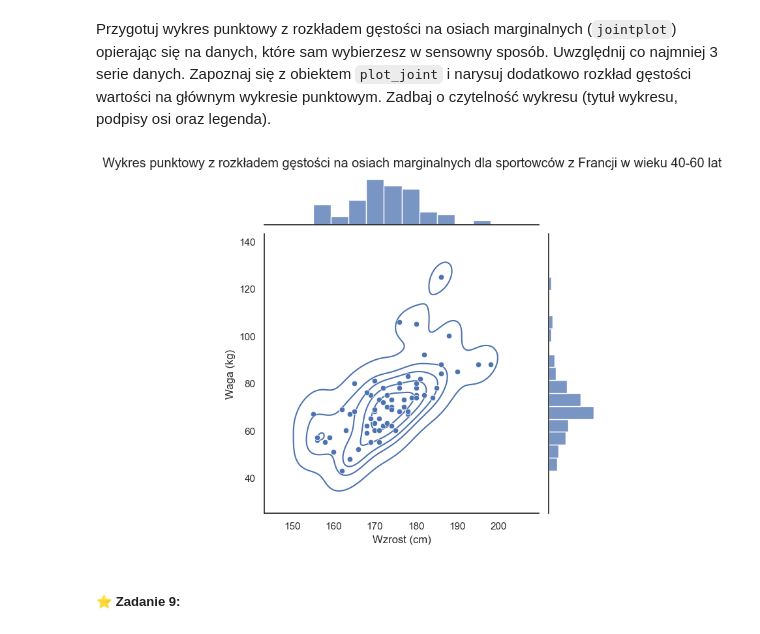
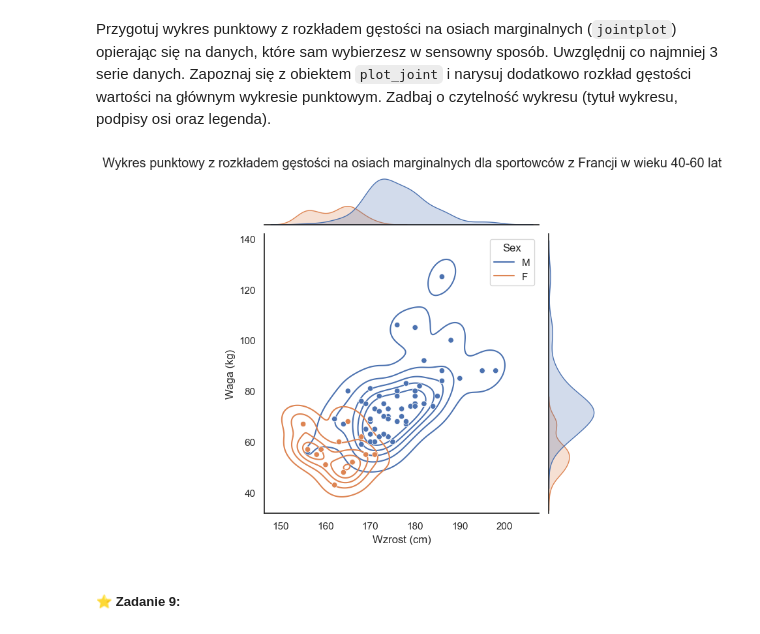
Before and after one commit to kambed/DataVisualization, a Jupyter notebook: seaborn.ipynb, the cells around one changed output. Saved outputs shown, nothing was run; the diff lists cells and outputs as text; code cells hidden in the pictures.

```diff
--- a/seaborn.ipynb
+++ b/seaborn.ipynb
@@ -191,24 +188,24 @@ Podstawowe typy wykresów dystrybucji mogą być dodatkowo rozszerzone o więcej
 Przygotuj wykres punktowy z rozkładem gęstości na osiach marginalnych (`jointplot`) opierając się na danych, które sam wybierzesz w sensowny sposób. Uwzględnij co najmniej 3 serie danych. Zapoznaj się z obiektem `plot_joint` i narysuj dodatkowo rozkład gęstości wartości na głównym wykresie punktowym. Zadbaj o czytelność wykresu (tytuł wykresu, podpisy osi oraz legenda).
 # %%
 df_subset = df.copy()
-df_france = df_subset[df_subset['Team'] == 'France'][['Age', 'Height', 'Weight']].dropna()
+df_france = df_subset[df_subset['Team'] == 'France'][['Age', 'Height', 'Weight', 'Sex']].dropna()
 df_france = df_france[(df_france['Age'] >= 40) & (df_france['Age'] <= 60)] # Ograniczenie do zawodników w wieku 40-60 lat
 
 sns.set(style="white", color_codes=True) # Ustawienie stylu wykresu
-g = sns.jointplot(x="Height", y="Weight", data=df_france, kind="scatter") # jointplot - wykres punktowy, kind - rodzaj wykresu (scatter - wykres punktowy)
+g = sns.jointplot(x="Height", y="Weight", hue='Sex',data=df_france, kind="scatter") # jointplot - wykres punktowy, kind - rodzaj wykresu (scatter - wykres punktowy)
 
 g.plot_joint(sns.kdeplot, zorder=0, levels=6) # plot_joint - wyświetlenie rozkładu gęstości wartości na głównym wykresie punktowym, zorder - ustawienie kolejności wyświetlania wykresów, levels - liczba poziomów konturów, kdeplot - wykres gęstości wartości
 
 # Ustawienie tytułu na samej górze
-plt.suptitle('Wykres punktowy z rozkładem gęstości na osiach marginalnych dla sportowców z Francji w wieku 40-60 lat', y=1.02)
+plt.suptitle('Wykres punktowy z rozkładem gęstości na osiach marginalnych dla sportowców z Francji z podziałem na płycie w wieku 40-60 lat', y=1.02)
 
 # Ustawienie podpisów osi
 g.set_axis_labels("Wzrost (cm)", "Waga (kg)")
 
 # Wyświetlenie wykresu
 plt.show()
 # %% [output]
-[figure, old version]
+[figure, new version]
 # %% [markdown]
 ##### ⭐ Zadanie 9:
 # %% [markdown]
```
Also changed, not shown: parts of 5 cells of this notebook.
